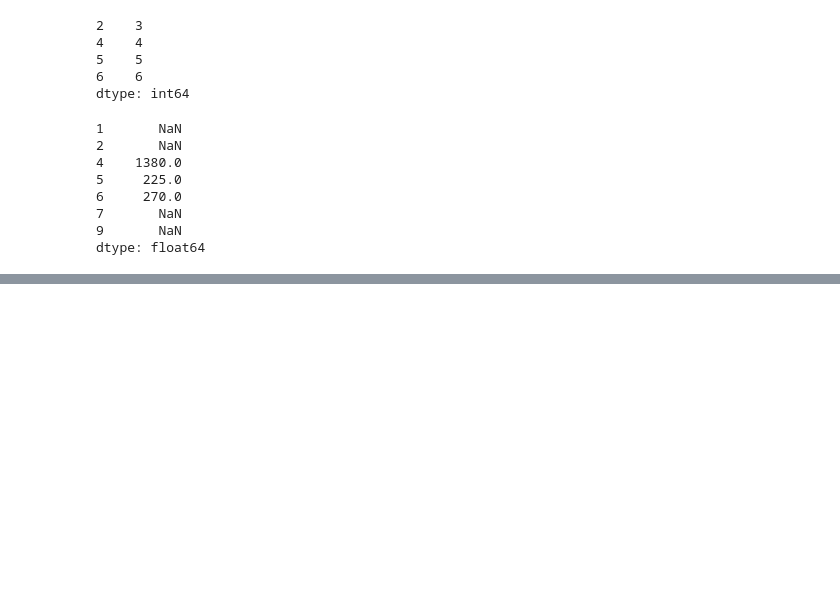
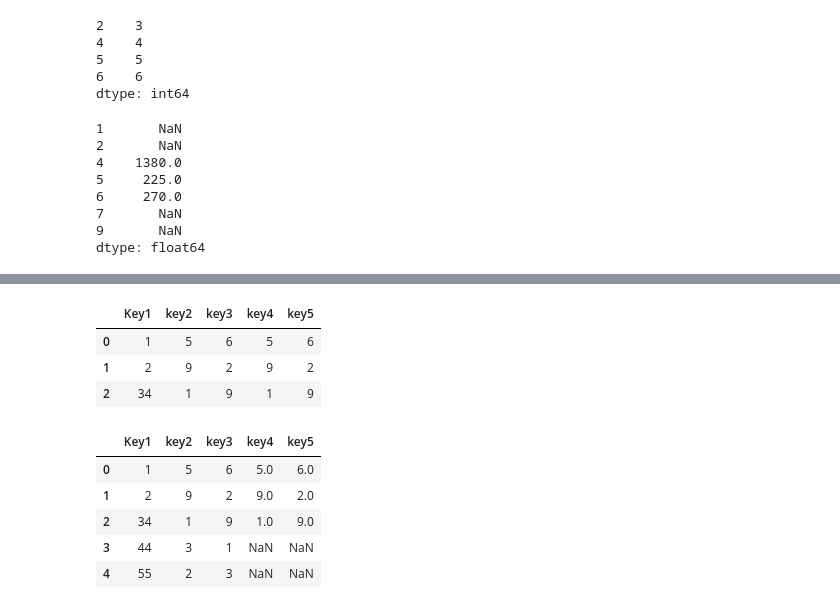
Before and after one commit to aditya2950/Python, a Jupyter notebook: Series.ipynb, the cells around one changed output, grey strips where cells are left out. Saved outputs shown, nothing was run; the diff lists cells and outputs as text; code cells hidden in the pictures; blank space fills up the shorter version.

```diff
--- a/Series.ipynb
+++ b/Series.ipynb
@@ -339,0 +371,16 @@ dtype: float64
+# %%
+pd.merge(data1,data2)
+# %% [output]
+|  | Key1 | key2 | key3 | key4 | key5 |
+| 0 | 1 | 5 | 6 | 5 | 6 |
+| 1 | 2 | 9 | 2 | 9 | 2 |
+| 2 | 34 | 1 | 9 | 1 | 9 |
+# %%
+pd.merge(data1,data2,how="left")
+# %% [output]
+|  | Key1 | key2 | key3 | key4 | key5 |
+| 0 | 1 | 5 | 6 | 5.0 | 6.0 |
+| 1 | 2 | 9 | 2 | 9.0 | 2.0 |
+| 2 | 34 | 1 | 9 | 1.0 | 9.0 |
+| 3 | 44 | 3 | 1 | NaN | NaN |
+| 4 | 55 | 2 | 3 | NaN | NaN |
```
Also changed, not shown: parts of 6 cells of this notebook, 4 other files.
